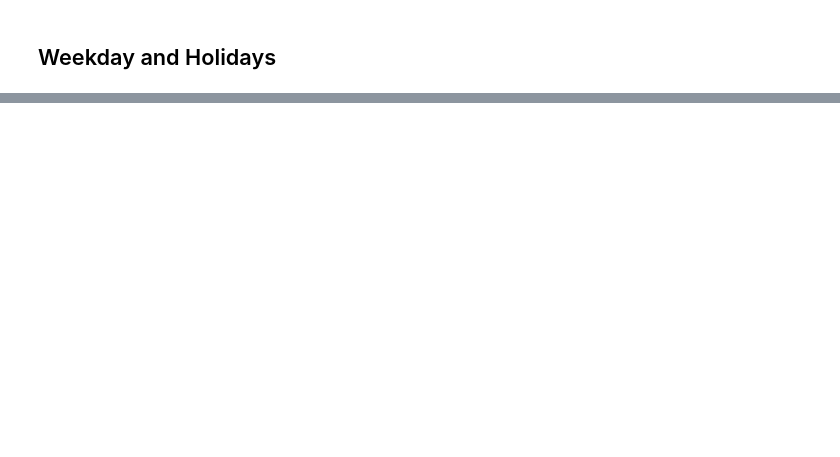
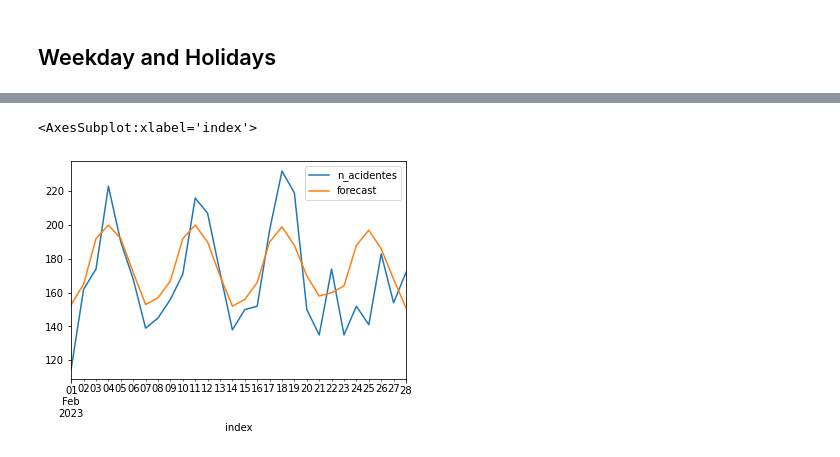
Before and after one commit to Faluhelyi/tcc_est_unb, a Jupyter notebook: scripts/main.ipynb, the cells around one changed output, grey strips where cells are left out. Saved outputs shown, nothing was run; the diff lists cells and outputs as text; code cells hidden in the pictures; blank space fills up the shorter version.

```diff
--- a/scripts/main.ipynb
+++ b/scripts/main.ipynb
@@ -77,5 +111,0 @@ df_tcc
-# %%
-train = df_tcc[(df_tcc['uf'] == 'MG') & (df_tcc['data_inversa'] <= '2023-01-31')].groupby('data_inversa')['id'].agg('nunique').resample('D').sum()
-
-test = df_tcc[(df_tcc['uf'] == 'MG') & (df_tcc['data_inversa'] >= '2023-02-01') & (df_tcc['data_inversa'] <= '2023-02-28')]\
-    .groupby('data_inversa')['id'].agg('nunique').resample('D').sum()
@@ -284,0 +112,30 @@ f 2023-01-04
+# %%
+train_df = pd.DataFrame()
+test_df = pd.DataFrame()
+for uf in np.unique(df_tcc['uf'].dropna()):
+    train = df_tcc[(df_tcc['uf'] == uf) & (df_tcc['data_inversa'] <= '2023-01-31')].groupby('data_inversa')['id'].agg('nunique').resample('D').sum()
+    test = df_tcc[(df_tcc['uf'] == uf) & (df_tcc['data_inversa'] >= '2023-02-01')&\
+                  (df_tcc['data_inversa'] <= '2023-02-28')].groupby('data_inversa')['id'].agg('nunique').resample('D').sum()
+
+    index_train = pd.date_range(start = '2007-01-01', end = '2023-01-31', freq = 'd')
+    train = train.reindex(index=index_train, fill_value=0)
+
+    index_test = pd.date_range(start = '2023-02-01', end = '2023-02-28', freq = 'd')
+    test = test.reindex(index=index_test, fill_value=0)
+
+    holidays_train = list(map(lambda x: 1 if holidays.country_holidays('BR', subdiv=uf).get(x) != None else 0,index_train))
+    effect_long_holiday_train = list(map(lambda x: effect_long_holiday(x, uf), index_train))
+    long_holiday_train = list(map(lambda x: is_long_holiday(x, uf), index_train))
+
+    holidays_test_test = list(map(lambda x: 1 if holidays.country_holidays('BR', subdiv=uf).get(x) != None else 0, index_test))
+    effect_long_holiday_test = list(map(lambda x: effect_long_holiday(x, uf), index_test))
+    long_holiday_test = list(map(lambda x: is_long_holiday(x, uf), index_test))
+
+    train_df = pd.concat([train_df, pd.DataFrame({'unique_id': [uf]*len(index_train), 'ds':index_train, 'y':train, 'is_holiday':holidays_train,\
+                                                  'effect_long_holiday':effect_long_holiday_train, 'is_long_holiday':long_holiday_train})], axis = 0)
+
+    test_df = pd.concat([test_df, pd.DataFrame({'unique_id': [uf]*len(index_test), 'ds':index_test, 'y':test, 'is_holiday':holidays_test_test,\
+                                                  'effect_long_holiday':effect_long_holiday_test, 'is_long_holiday':long_holiday_test})], axis = 0)
+
+train_df.to_excel('train_df.xlsx')
+test_df.to_excel('test_df.xlsx')
@@ -284,0 +388,13 @@ f 2023-01-04
+# %%
+#(df_tcc['br'].isin(submission_file[submission_file!=0].dropna().index.values))
+
+
+final_result = pd.DataFrame({'index': pd.date_range(start = '2023-02-01', end = '2023-02-28', freq = 'd'),\
+                             'n_acidentes':df_tcc[(df_tcc['data_inversa'] >= '2023-02-01')& (df_tcc['data_inversa'] <= '2023-02-28')]\
+                                .groupby('data_inversa')['id'].agg('nunique').resample('D').sum().values,\
+                                    'forecast':submission_file.sum().round(0).values}).set_index('index')
+# %%
+final_result.plot()
+# %% [output]
+<AxesSubplot:xlabel='index'>
+[figure, added]
```
Also changed, not shown: parts of 33 cells of this notebook, 7 other files.
